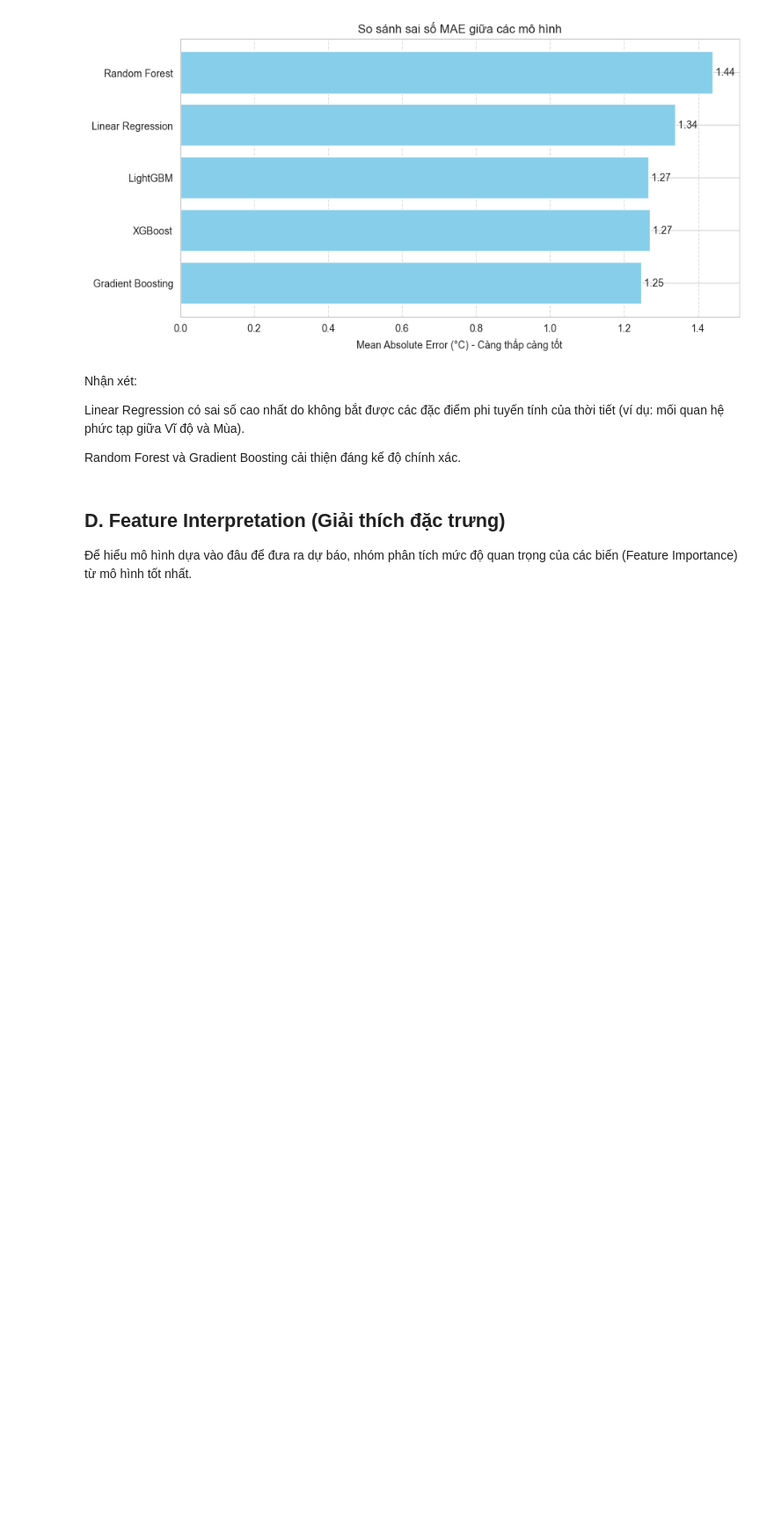
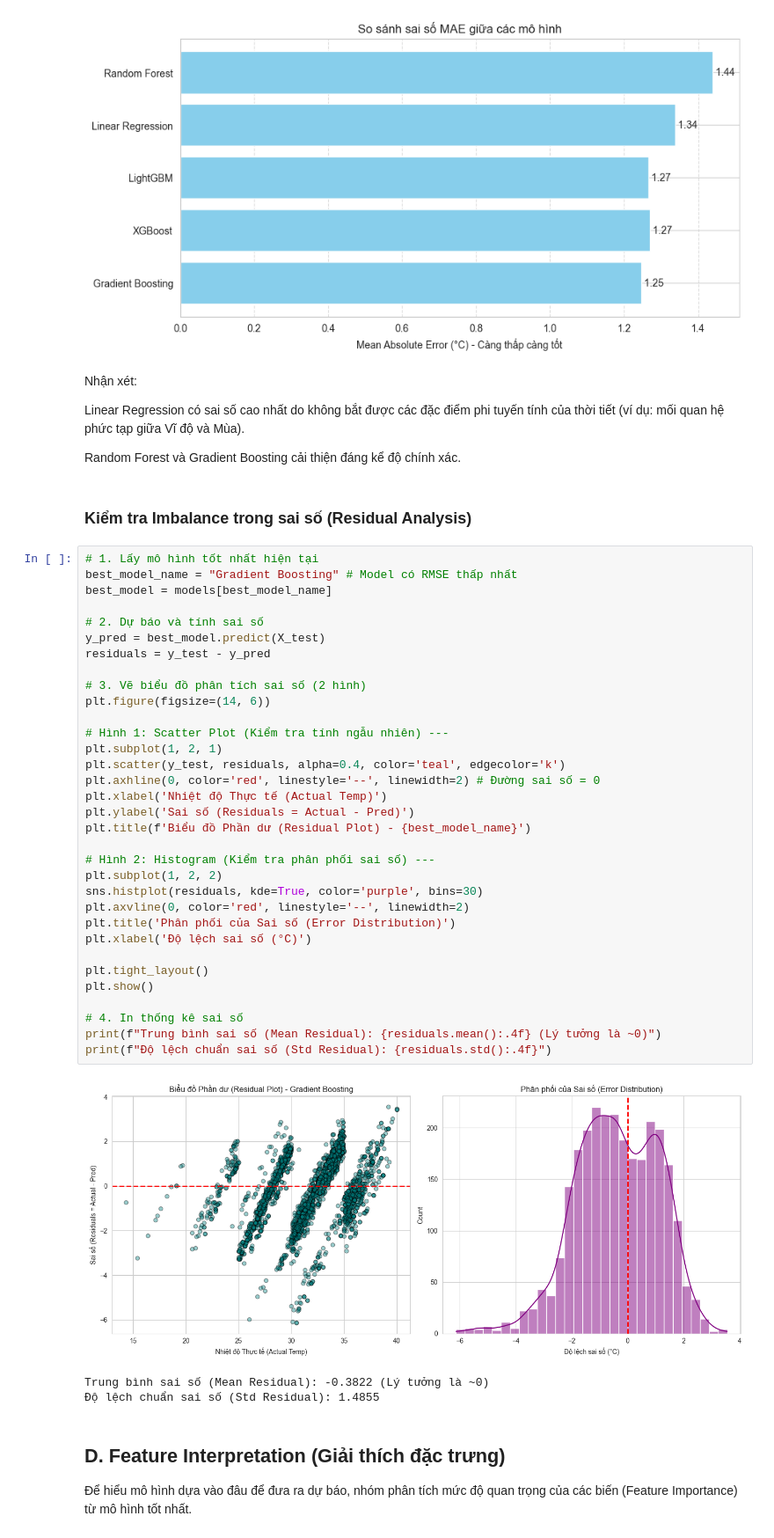
Before and after one commit to DucPhuc1/ProgrammingForDS, a Jupyter notebook: weatherVN.ipynb, the cells around one changed output. Shown at 88% size. Saved outputs shown, nothing was run; the diff lists cells and outputs as text; blank space fills up the shorter version.

```diff
--- a/weatherVN.ipynb
+++ b/weatherVN.ipynb
@@ -1705,6 +1748,45 @@ Nhận xét:
 Linear Regression có sai số cao nhất do không bắt được các đặc điểm phi tuyến tính của thời tiết (ví dụ: mối quan hệ phức tạp giữa Vĩ độ và Mùa).
 
 Random Forest và Gradient Boosting cải thiện đáng kể độ chính xác.
+# %% [markdown]
+### Kiểm tra Imbalance trong sai số (Residual Analysis)
+# %%
+# 1. Lấy mô hình tốt nhất hiện tại
+best_model_name = "Gradient Boosting" # Model có RMSE thấp nhất
+best_model = models[best_model_name]
+
+# 2. Dự báo và tính sai số
+y_pred = best_model.predict(X_test)
+residuals = y_test - y_pred
+
+# 3. Vẽ biểu đồ phân tích sai số (2 hình)
+plt.figure(figsize=(14, 6))
+
+# Hình 1: Scatter Plot (Kiểm tra tính ngẫu nhiên) ---
+plt.subplot(1, 2, 1)
+plt.scatter(y_test, residuals, alpha=0.4, color='teal', edgecolor='k')
+plt.axhline(0, color='red', linestyle='--', linewidth=2) # Đường sai số = 0
+plt.xlabel('Nhiệt độ Thực tế (Actual Temp)')
+plt.ylabel('Sai số (Residuals = Actual - Pred)')
+plt.title(f'Biểu đồ Phần dư (Residual Plot) - {best_model_name}')
+
+# Hình 2: Histogram (Kiểm tra phân phối sai số) ---
+plt.subplot(1, 2, 2)
+sns.histplot(residuals, kde=True, color='purple', bins=30)
+plt.axvline(0, color='red', linestyle='--', linewidth=2)
+plt.title('Phân phối của Sai số (Error Distribution)')
+plt.xlabel('Độ lệch sai số (°C)')
+
+plt.tight_layout()
+plt.show()
+
+# 4. In thống kê sai số
+print(f"Trung bình sai số (Mean Residual): {residuals.mean():.4f} (Lý tưởng là ~0)")
+print(f"Độ lệch chuẩn sai số (Std Residual): {residuals.std():.4f}")
+# %% [output]
+[figure, added]
+Trung bình sai số (Mean Residual): -0.3822 (Lý tưởng là ~0)
+Độ lệch chuẩn sai số (Std Residual): 1.4855
 # %% [markdown]
 ## D. Feature Interpretation (Giải thích đặc trưng)
 Để hiểu mô hình dựa vào đâu để đưa ra dự báo, nhóm phân tích mức độ quan trọng của các biến (Feature Importance) từ mô hình tốt nhất.
```
Also changed, not shown: parts of 26 cells of this notebook.
